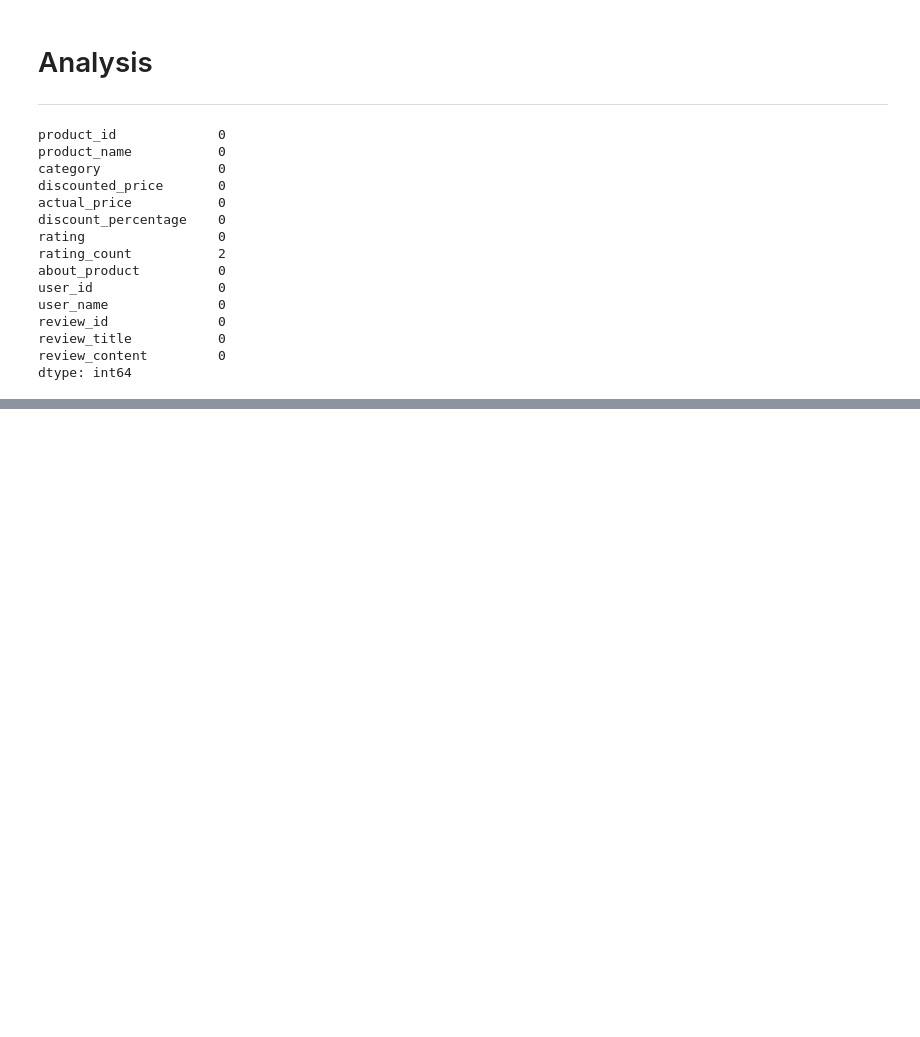
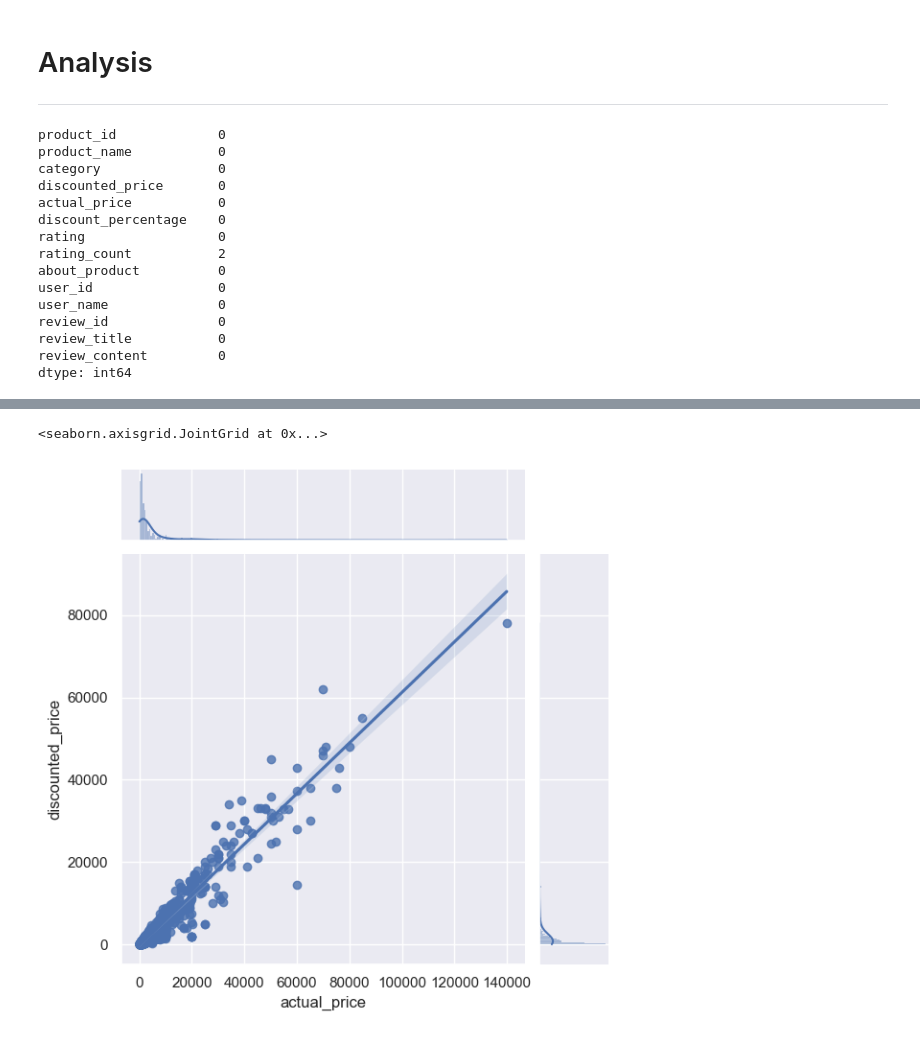
Before and after one commit to sazuyakun/amazon_sales_EDA, a Jupyter notebook: amazon_EDA.ipynb, the cells around one changed output, grey strips where cells are left out. Saved outputs shown, nothing was run; the diff lists cells and outputs as text; code cells hidden in the pictures; blank space fills up the shorter version.

```diff
--- a/amazon_EDA.ipynb
+++ b/amazon_EDA.ipynb
@@ -116,0 +225,6 @@ dtype: int64
+# %%
+sns.set(rc={'figure.figsize':(30,40)})
+sns.jointplot(x='actual_price',y='discounted_price',data=df,kind='reg')
+# %% [output]
+<seaborn.axisgrid.JointGrid at 0x...>
+[figure, added]
```
Also changed, not shown: parts of 22 cells of this notebook.
